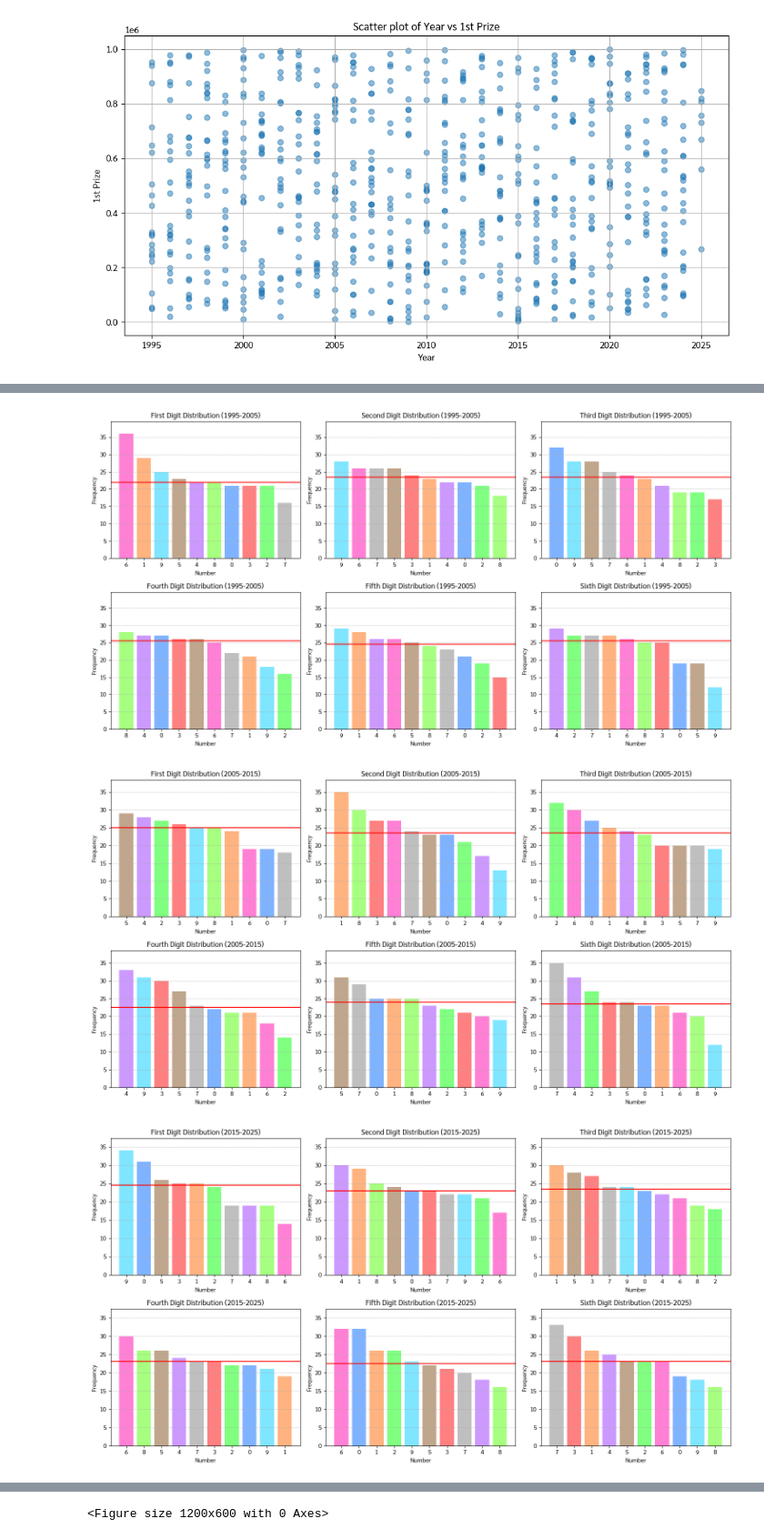
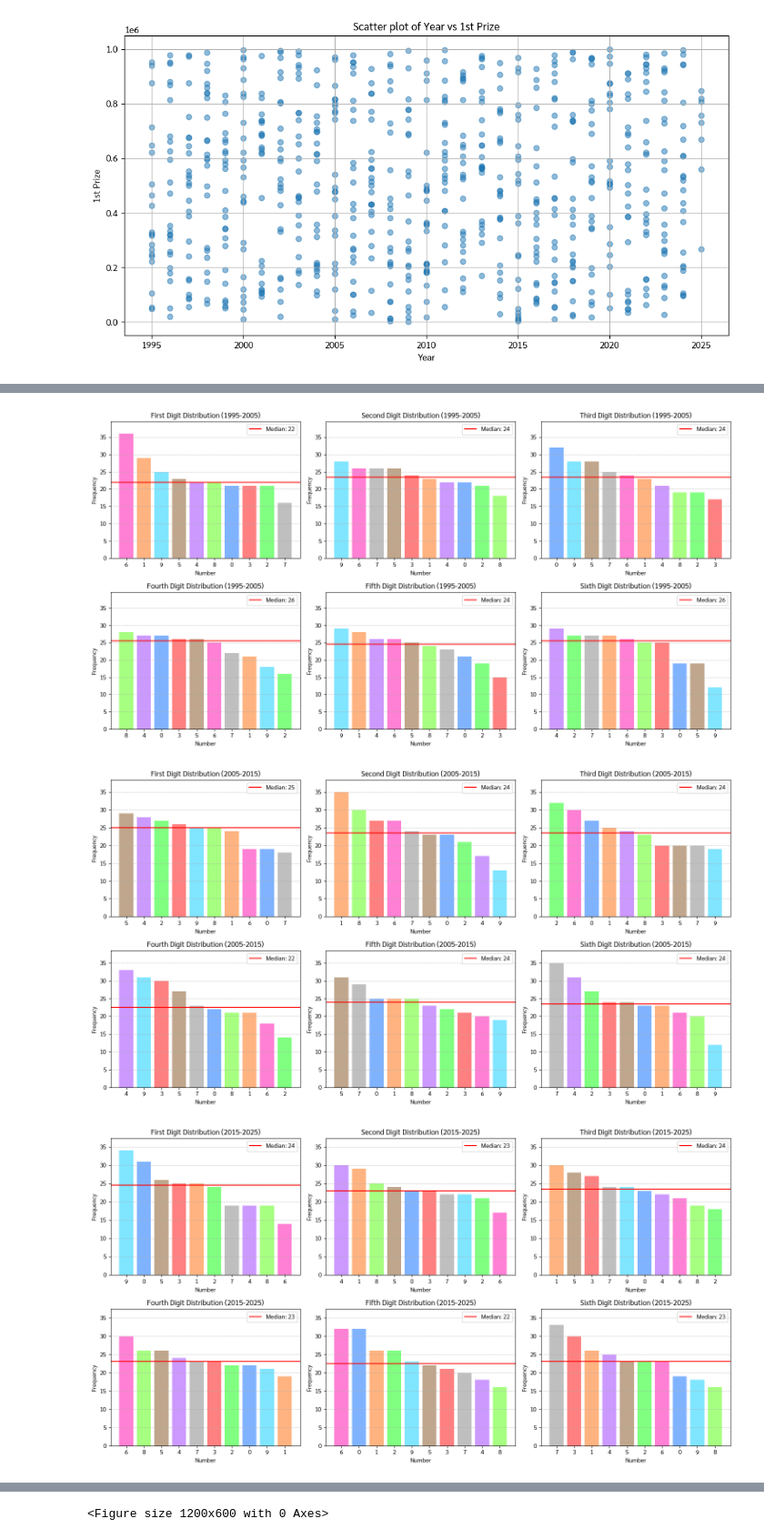
Before and after one commit to tangnatta/AUT461-Thai-Lottery-2025, a Jupyter notebook: eda.ipynb, the cells around one changed output, grey strips where cells are left out. Shown at 91% size. Saved outputs shown, nothing was run; the diff lists cells and outputs as text; code cells hidden in the pictures.

Commit message:
add legend

```diff
--- a/eda.ipynb
+++ b/eda.ipynb
@@ -304,6 +304,7 @@ number_colors = {
     '9': '#80E5FF'   # deeper pastel light blue
 }
 # %%
+
 # Extract each digit of the first prize number
 df['1st_prize'] = df['1st_prize'].astype(str).str.zfill(6)  # Ensure 6 digits with leading zeros
 
@@ -336,6 +337,8 @@ for i, (pos, label) in enumerate(positions):
     max_frequency = max(df['1st_prize'].str[pos].value_counts().max() for pos in range(6))
     plt.ylim(0, max_frequency * 1.1)
     plt.grid(axis='y', linestyle='--', alpha=0.7)
+    plt.legend()
+
 
 plt.tight_layout()
 plt.show()
@@ -344,4 +347,5 @@ plt.show()
 # %%
+
 years = []
 filtered_df = df.copy()
 every_Xyear = 10
@@ -354,33 +358,34 @@ for year in years:
     filtered_df_year = filtered_df[(filtered_df.date.dt.year >= year) & (
         filtered_df.date.dt.year < year + every_Xyear)]
 
     for i, (pos, label) in enumerate(positions):
         plt.subplot(2, 3, i+1)
 
         digit_var_name = f'win_digit{i+1}'
         globals()[digit_var_name] = filtered_df_year['1st_prize'].str[pos]
         digit_counts = globals()[digit_var_name].value_counts()
 
         # Use number_colors for bars
         colors = [number_colors[str(digit)] for digit in digit_counts.index]
         plt.bar(digit_counts.index, digit_counts.values, color=colors)
 
         median_value = digit_counts.median()
         plt.axhline(y=median_value, color='r', linestyle='-',
                    label=f'Median: {median_value:.0f}')
 
         plt.title(f'{label} Digit Distribution ({year}-{year + every_Xyear})')
         plt.xlabel('Number')
         plt.ylabel('Frequency')
         plt.xticks(range(10))
 
         max_frequency = max(filtered_df_year['1st_prize'].str[pos].value_counts().max() for pos in range(6))
         plt.ylim(0, max_frequency * 1.1)
         plt.grid(axis='y', linestyle='--', alpha=0.7)
+        plt.legend()
 
     plt.tight_layout()
     plt.show()
 # %% [output]
-[figure, old version]
+[figure, new version]
-[figure, old version]
+[figure, new version]
-[figure, old version]
+[figure, new version]
```
Also changed, not shown: parts of 2 cells of this notebook.
